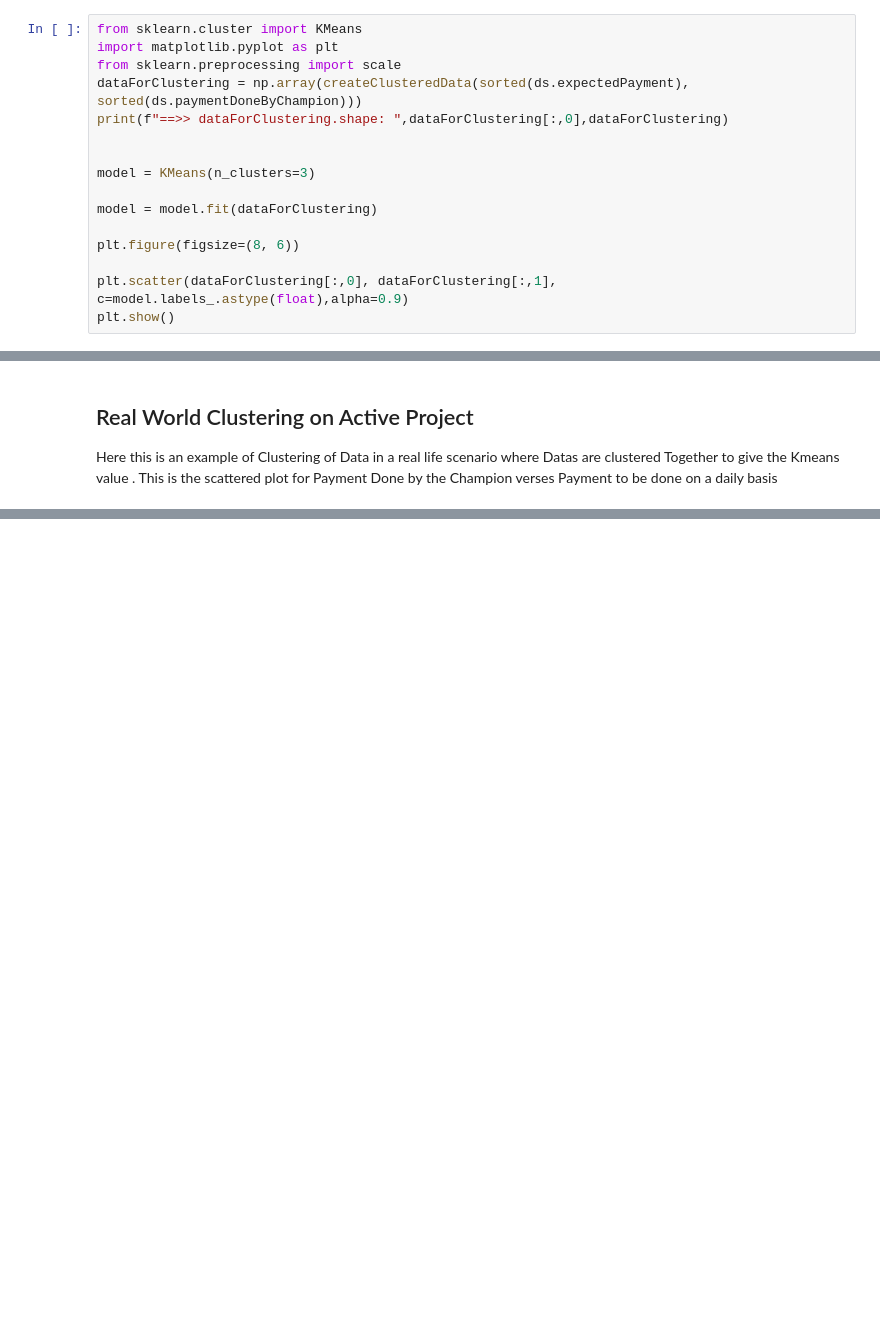
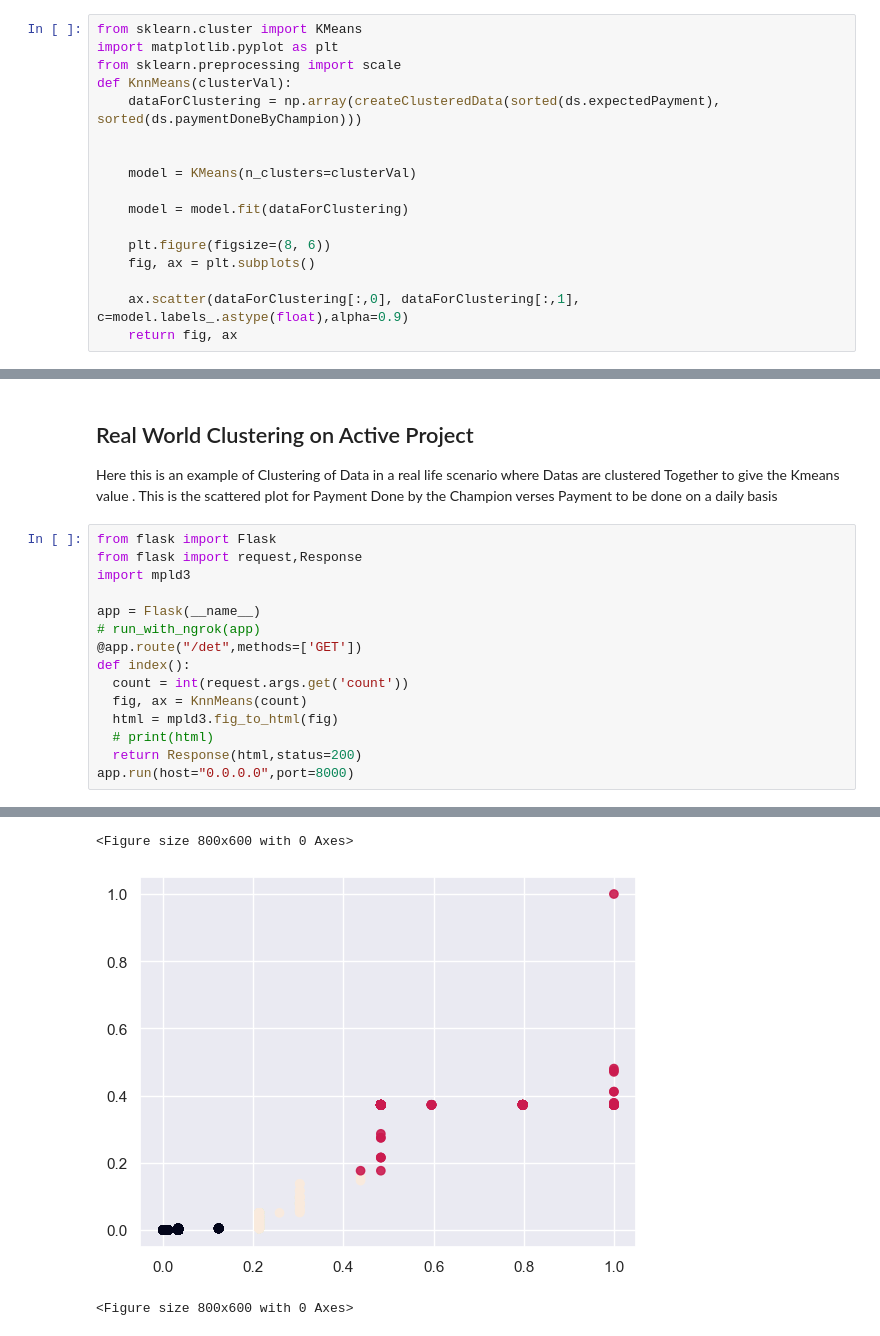
Before and after one commit to Debanil1996/Python-Project-Vehicles, a Jupyter notebook: MachineLearning.ipynb, the cells around one changed output, grey strips where cells are left out. Drawn from its saved outputs; the diff is of its cells as text; blank space fills up the shorter version.

Commit message:
Added Kmeans Clustering

```diff
--- a/MachineLearning.ipynb
+++ b/MachineLearning.ipynb
@@ -42,15 +42,16 @@ def createClusteredData(X:list,Y:list):
 from sklearn.cluster import KMeans
 import matplotlib.pyplot as plt
 from sklearn.preprocessing import scale
-dataForClustering = np.array(createClusteredData(sorted(ds.expectedPayment), sorted(ds.paymentDoneByChampion)))
-print(f"==>> dataForClustering.shape: ",dataForClustering[:,0],dataForClustering)
+def KnnMeans(clusterVal):
+    dataForClustering = np.array(createClusteredData(sorted(ds.expectedPayment), sorted(ds.paymentDoneByChampion)))
 
 
-model = KMeans(n_clusters=3)
+    model = KMeans(n_clusters=clusterVal)
 
-model = model.fit(dataForClustering)
+    model = model.fit(dataForClustering)
 
-plt.figure(figsize=(8, 6))
+    plt.figure(figsize=(8, 6))
+    fig, ax = plt.subplots()
 
-plt.scatter(dataForClustering[:,0], dataForClustering[:,1], c=model.labels_.astype(float),alpha=0.9)
-plt.show()
+    ax.scatter(dataForClustering[:,0], dataForClustering[:,1], c=model.labels_.astype(float),alpha=0.9)
+    return fig, ax
@@ -67,3 +80,19 @@ plt.show()
 ## Real World Clustering on Active Project
 
 Here this is an example of Clustering of Data in a real life scenario where Datas are clustered Together to give the Kmeans value . This is the scattered plot for Payment Done by the Champion verses Payment to be done on a daily basis
+# %%
+from flask import Flask
+from flask import request,Response
+import mpld3
+
+app = Flask(__name__)
+# run_with_ngrok(app)
+@app.route("/det",methods=['GET'])
+def index():
+  count = int(request.args.get('count'))
+  fig, ax = KnnMeans(count)
+  html = mpld3.fig_to_html(fig)
+  # print(html)
+  return Response(html,status=200)
+app.run(host="0.0.0.0",port=8000)
+# %% [output]
@@ -69,0 +110,3 @@ Here this is an example of Clustering of Data in a real life scenario where Data
+<Figure size 800x600 with 0 Axes>
+[figure, added]
+<Figure size 800x600 with 0 Axes>
```
Also changed, not shown: parts of 4 cells of this notebook.
